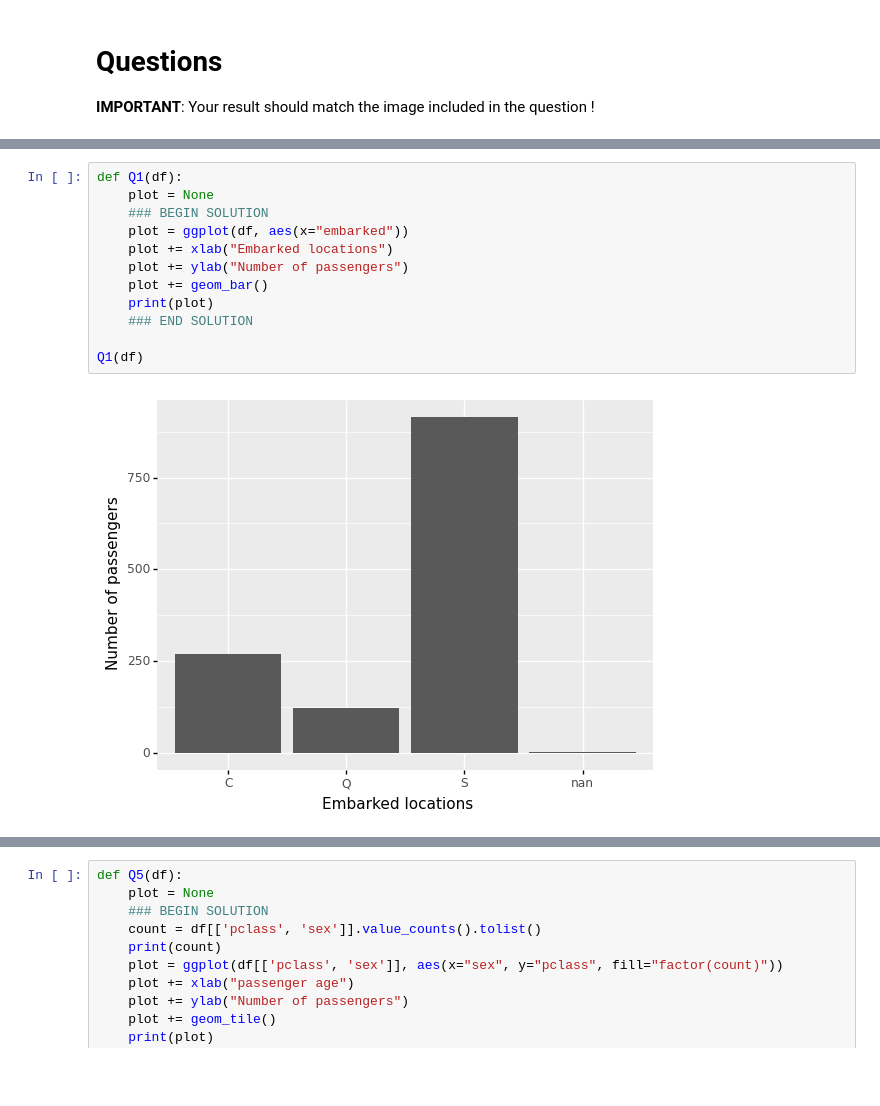
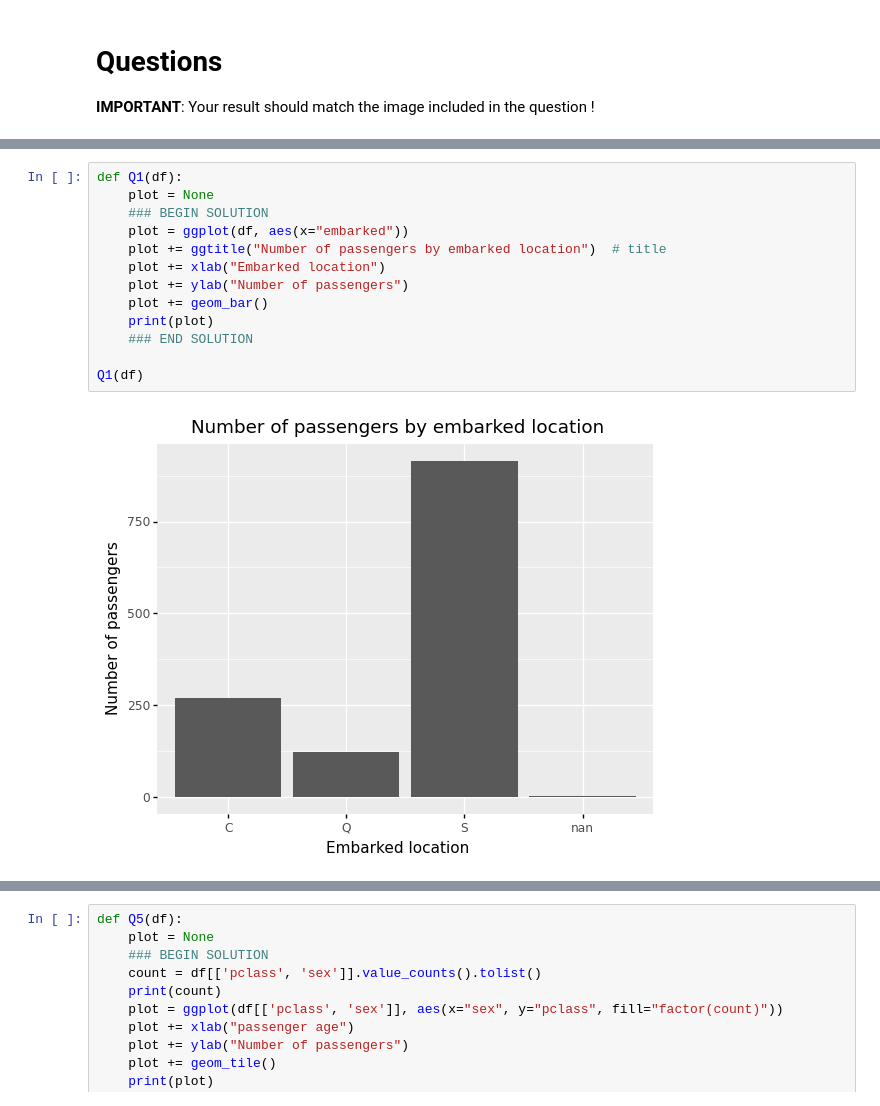
Before and after one commit to jambrr/assignments, a Jupyter notebook: big_data/09-PLOTS/09-PLOTS.ipynb, the cells around one changed output, grey strips where cells are left out. Saved outputs shown, nothing was run; the diff lists cells and outputs as text; blank space fills up the shorter version.

```diff
--- a/big_data/09-PLOTS/09-PLOTS.ipynb
+++ b/big_data/09-PLOTS/09-PLOTS.ipynb
@@ -80,17 +80,18 @@ __1. Create a bar plot that represents the distribution of the `embarked` variab
 # %%
 def Q1(df):
     plot = None
     ### BEGIN SOLUTION
     plot = ggplot(df, aes(x="embarked"))
-    plot += xlab("Embarked locations")
+    plot += ggtitle("Number of passengers by embarked location")  # title
+    plot += xlab("Embarked location")
     plot += ylab("Number of passengers")
     plot += geom_bar()
     print(plot)
     ### END SOLUTION
 
 Q1(df)
 # %% [output]
-[figure, old version]
+[figure, new version]
 # %% [markdown]
 __2. Create a jitter plot with a point size of 0.5 that represents the relation between `sibsp`, `parch` and `survival` variables__
 - __note__: be careful about the y tick breaks !
```
Also changed, not shown: parts of 4 cells of this notebook, 14 other files.
